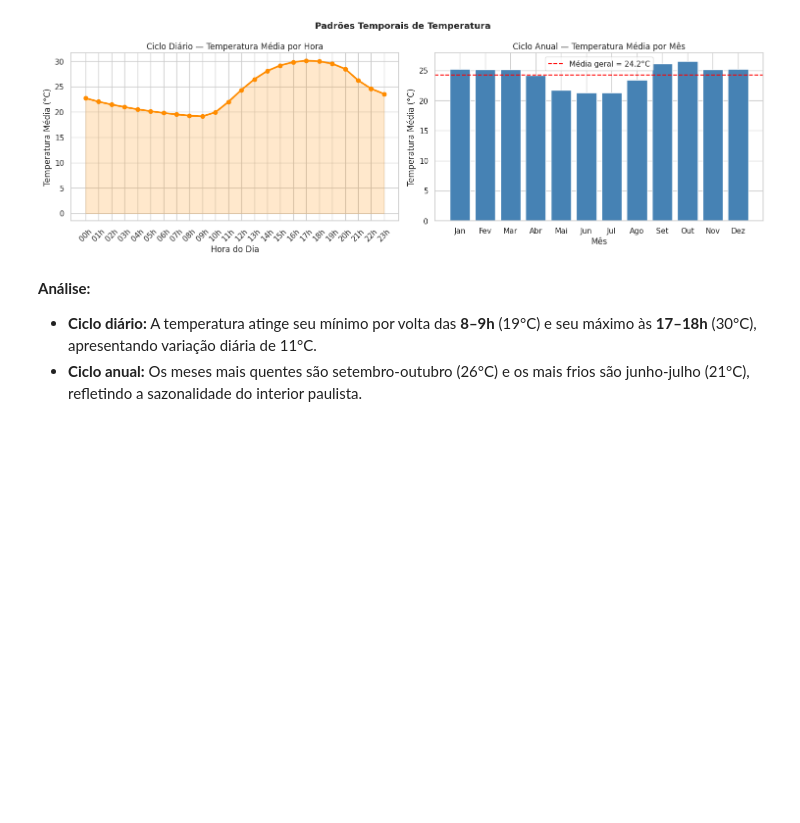
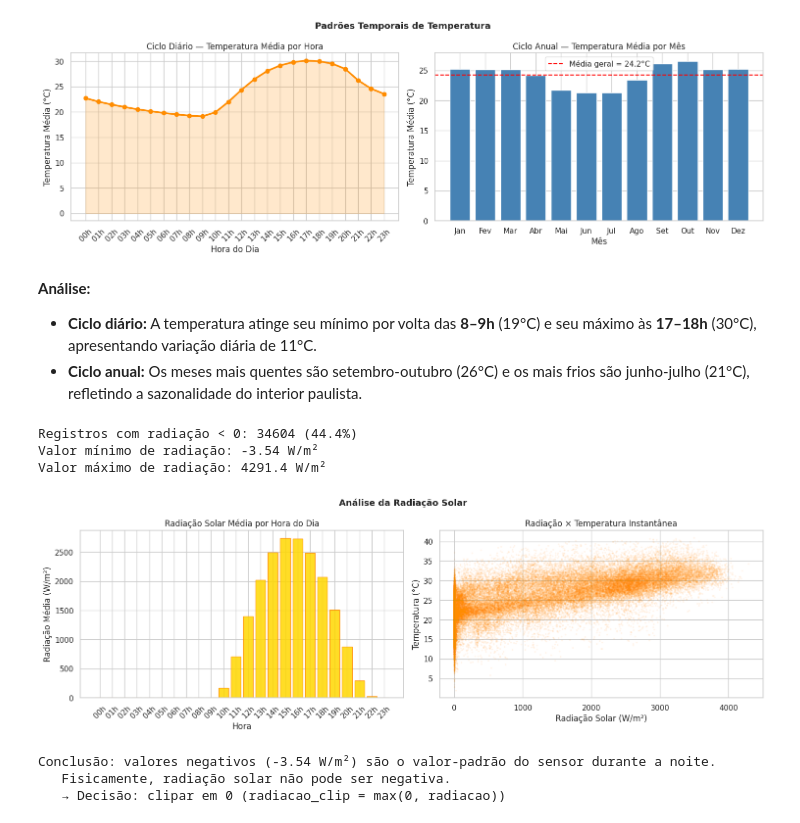
Before and after one commit to Ronaldo-Junior1/analise-dados-atividade2, a Jupyter notebook: ArquivoPrincipal.ipynb, the cells around one changed output. Cells and saved outputs as stored; diff of their text form; code cells hidden in the pictures; blank space fills up the shorter version.

```diff
--- a/ArquivoPrincipal.ipynb
+++ b/ArquivoPrincipal.ipynb
@@ -168,3 +168,42 @@ plt.show()
 **Análise:**
 - **Ciclo diário:** A temperatura atinge seu mínimo por volta das **8–9h** (19°C) e seu máximo às **17–18h** (30°C), apresentando variação diária de 11°C.
 - **Ciclo anual:** Os meses mais quentes são setembro-outubro (26°C) e os mais frios são junho-julho (21°C), refletindo a sazonalidade do interior paulista.
+# %%
+rad_neg = df_analise[df_analise['radiacao'] < 0]
+rad_pos = df_analise[df_analise['radiacao'] >= 0]
+
+print(f'Registros com radiação < 0: {len(rad_neg)} ({len(rad_neg)/len(df_analise)*100:.1f}%)')
+print(f'Valor mínimo de radiação: {df_analise["radiacao"].min()} W/m²')
+print(f'Valor máximo de radiação: {df_analise["radiacao"].max():.1f} W/m²')
+
+fig, axes = plt.subplots(1, 2, figsize=(15, 5))
+
+rad_hora = df_analise.groupby('hora_int')['radiacao'].mean()
+axes[0].bar(rad_hora.index, rad_hora.values.clip(0), color='gold', edgecolor='darkorange', alpha=0.85)
+axes[0].set_title('Radiação Solar Média por Hora do Dia')
+axes[0].set_xlabel('Hora')
+axes[0].set_ylabel('Radiação Média (W/m²)')
+axes[0].set_xticks(range(0, 24))
+axes[0].set_xticklabels([f'{h:02d}h' for h in range(0,24)], rotation=45)
+
+axes[1].scatter(df_analise['radiacao'].clip(0), df_analise['temp_inst'],
+                alpha=0.05, s=3, color='darkorange')
+axes[1].set_title('Radiação × Temperatura Instantânea')
+axes[1].set_xlabel('Radiação Solar (W/m²)')
+axes[1].set_ylabel('Temperatura (°C)')
+
+plt.suptitle('Análise da Radiação Solar', fontsize=13, fontweight='bold')
+plt.tight_layout()
+plt.show()
+
+print('Conclusão: valores negativos (-3.54 W/m²) são o valor-padrão do sensor durante a noite.')
+print('   Fisicamente, radiação solar não pode ser negativa.')
+print('   → Decisão: clipar em 0 (radiacao_clip = max(0, radiacao))')
+# %% [output]
+Registros com radiação < 0: 34604 (44.4%)
+Valor mínimo de radiação: -3.54 W/m²
+Valor máximo de radiação: 4291.4 W/m²
+[figure, added]
+Conclusão: valores negativos (-3.54 W/m²) são o valor-padrão do sensor durante a noite.
+   Fisicamente, radiação solar não pode ser negativa.
+   → Decisão: clipar em 0 (radiacao_clip = max(0, radiacao))
```
Also changed, not shown: parts of 3 cells of this notebook.
